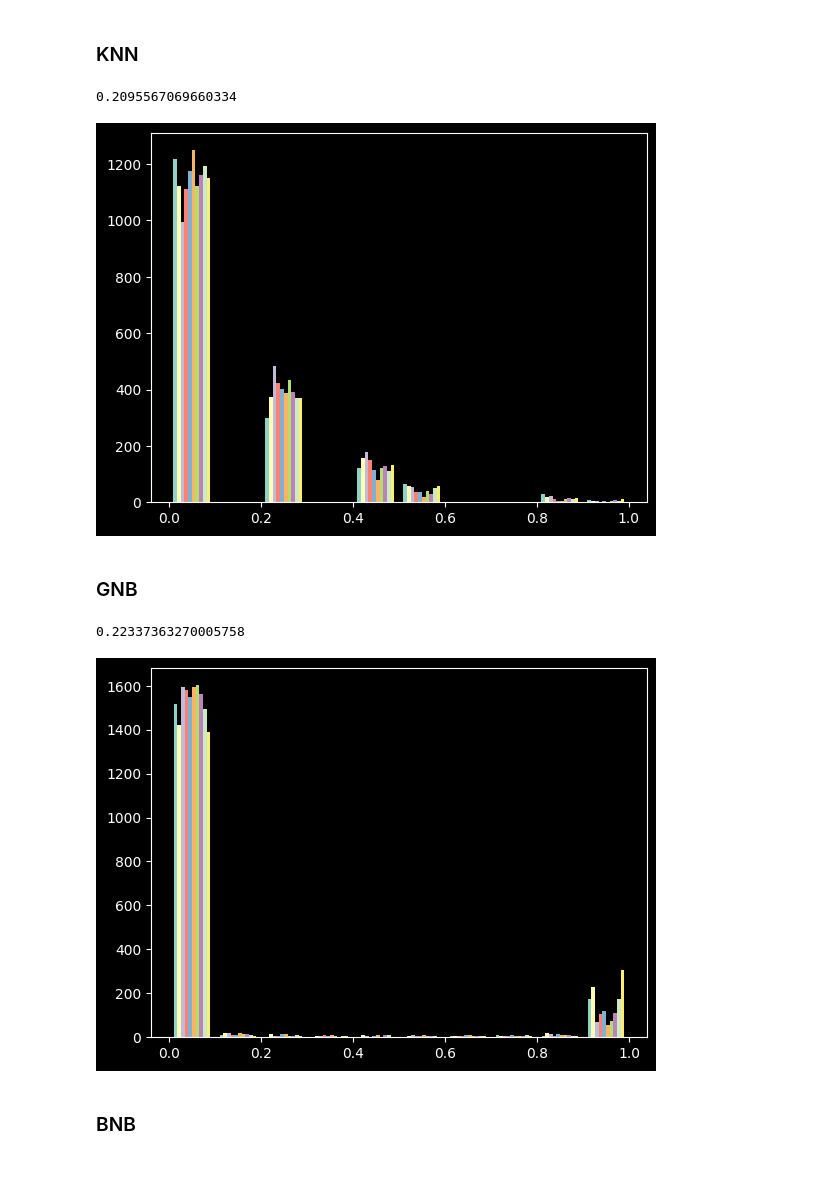
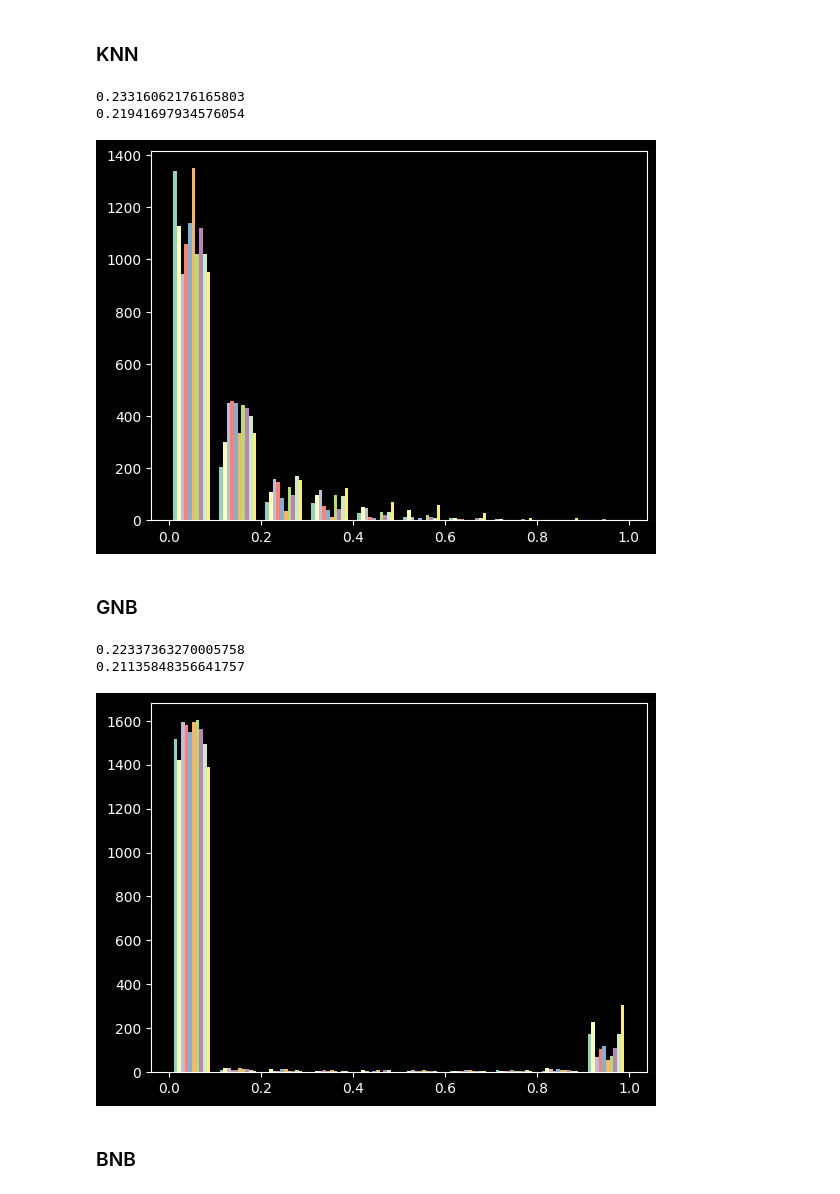
Before and after one commit to XiaoLinZzz/IML-A3, a Jupyter notebook: IML_A3/new_A3.ipynb, the cells around one changed output. Drawn from its saved outputs; the diff is of its cells as text; code cells hidden in the pictures.

```diff
--- a/IML_A3/new_A3.ipynb
+++ b/IML_A3/new_A3.ipynb
@@ -679,6 +682,7 @@ def self_train_model(model, X_train_labeled, y_train_labeled, X_train_unlabeled,
     y_train = np.concatenate((y_train_labeled, X_train_unlabeled_pred))
     model.fit(X_train, y_train)
     y_pred = model.predict(X_val)
+    f1 = f1_score(y_val, y_pred, average='macro')
     accuracy = accuracy_score(y_val, y_pred)
     confidence = model.predict_proba(X_val)
-    return accuracy, confidence
+    return f1, accuracy, confidence
@@ -685,28 +711,32 @@ def self_train_model(model, X_train_labeled, y_train_labeled, X_train_unlabeled,
 # %% [markdown]
 ### KNN
 # %%
-knn_model = KNeighborsClassifier(n_neighbors=5)
-acc, conf = self_train_model(knn_model, X_train_labeled, y_train_labeled, X_train_unlabeled, X_val, y_val)
+knn_model = KNeighborsClassifier(n_neighbors=26, weights = 'distance', p=2)
+f1, acc, conf = self_train_model(knn_model, X_train_labeled, y_train_labeled, X_train_unlabeled, X_val, y_val)
 
 print(acc)
+print(f1)
 
 plt.hist(conf)
 plt.show()
 # %% [output]
-0.2095567069660334
+0.23316062176165803
+0.21941697934576054
-[figure, old version]
+[figure, new version]
 # %% [markdown]
 ### GNB
 # %%
 gnb_model = GaussianNB()
-acc, conf = self_train_model(gnb_model, X_train_labeled, y_train_labeled, X_train_unlabeled, X_val, y_val)
+f1, acc, conf = self_train_model(gnb_model, X_train_labeled, y_train_labeled, X_train_unlabeled, X_val, y_val)
 
 print(acc)
+print(f1)
 
 plt.hist(conf)
 plt.show()
 # %% [output]
 0.22337363270005758
+0.21135848356641757
 [figure]
 # %% [markdown]
 ### BNB
```
Also changed, not shown: parts of 9 cells of this notebook.
